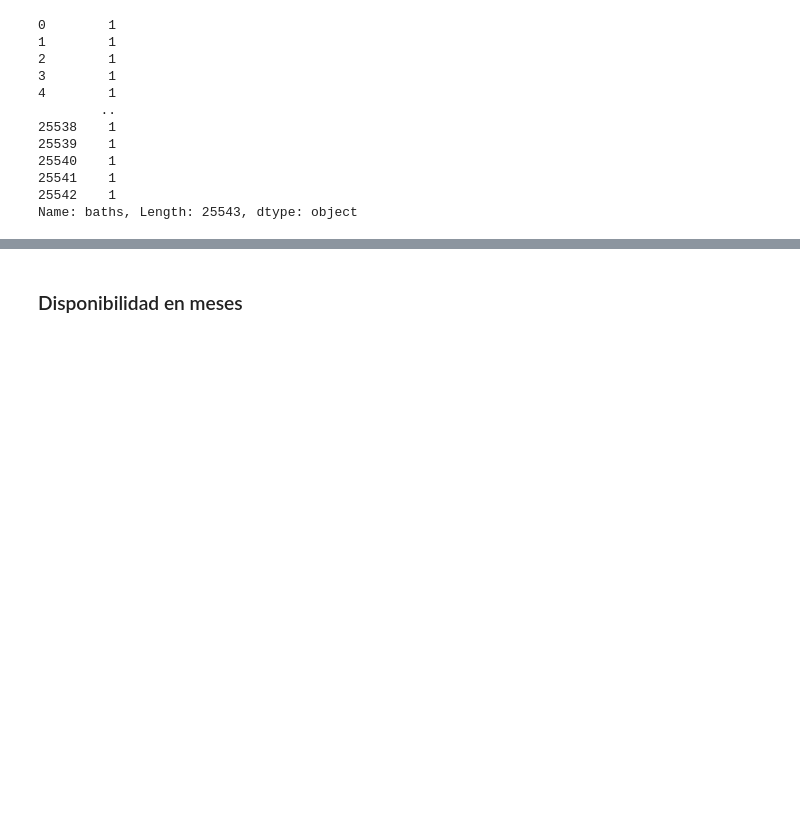
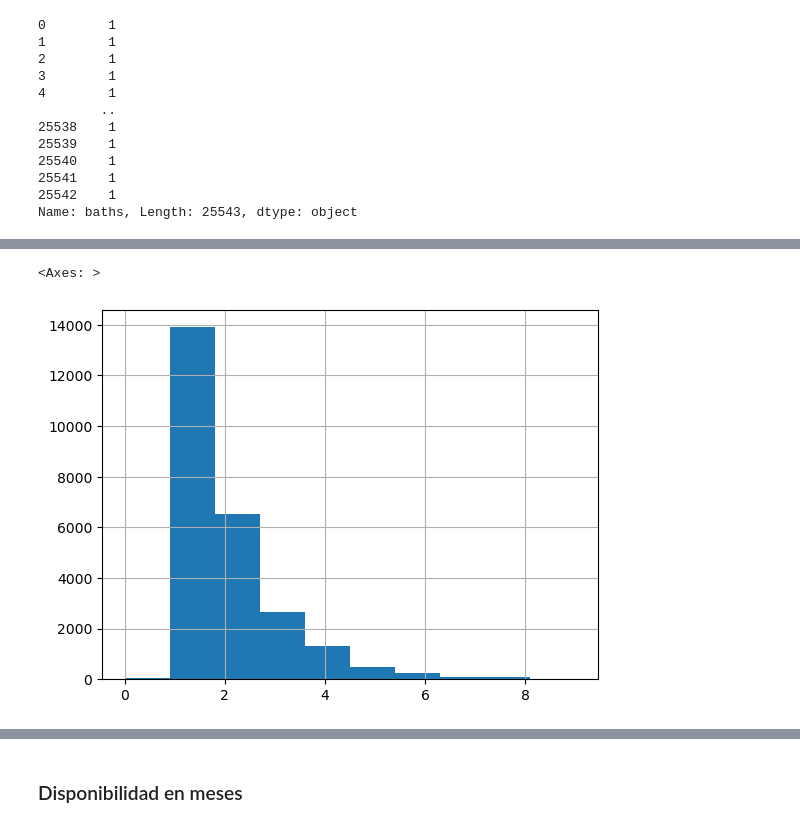
Before and after one commit to EstebanGomezVal/iteso-data-analytics, a Jupyter notebook: notebooks/Kmeans_madrid.ipynb, the cells around one changed output, grey strips where cells are left out. Cells and saved outputs as stored; diff of their text form; code cells hidden in the pictures; blank space fills up the shorter version.

```diff
--- a/notebooks/Kmeans_madrid.ipynb
+++ b/notebooks/Kmeans_madrid.ipynb
@@ -193,0 +201,5 @@ df = df.drop('name', axis = 1)
+# %%
+df['beds'].hist()
+# %% [output]
+<Axes: >
+[figure, added]
```
Also changed, not shown: parts of 13 cells of this notebook.
